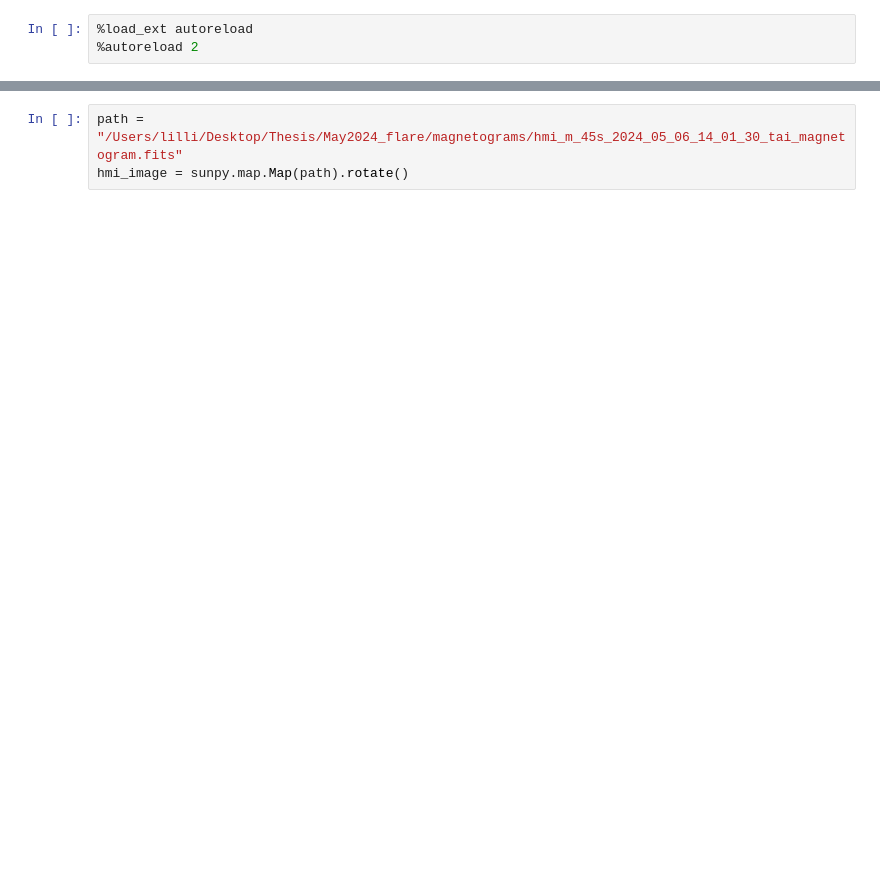
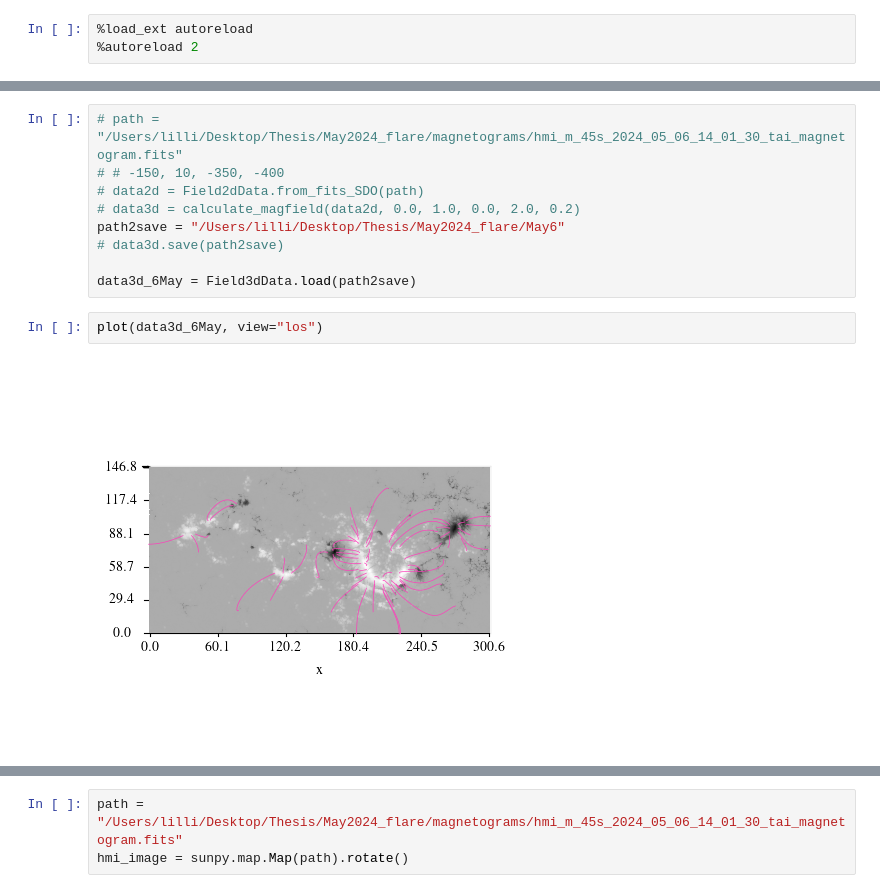
Before and after one commit to LMNadol/mflex, a Jupyter notebook: mhsflex/2024_cme_magnetograms.ipynb, the cells around one changed output, grey strips where cells are left out. Drawn from its saved outputs; the diff is of its cells as text; blank space fills up the shorter version.

Commit message:
thesis stuff

```diff
--- a/mhsflex/2024_cme_magnetograms.ipynb
+++ b/mhsflex/2024_cme_magnetograms.ipynb
@@ -38,3 +42,16 @@ cmap = colors.LinearSegmentedColormap.from_list(
 cmap2 = colors.LinearSegmentedColormap.from_list(
     "cmap2", ((0.000, (0.984, 1.000, 0.000)), (1.000, (1.000, 0.988, 0.761)))
 )
+# %%
+# path = "/Users/lilli/Desktop/Thesis/May2024_flare/magnetograms/hmi_m_45s_2024_05_06_14_01_30_tai_magnetogram.fits"
+# # -150, 10, -350, -400
+# data2d = Field2dData.from_fits_SDO(path)
+# data3d = calculate_magfield(data2d, 0.0, 1.0, 0.0, 2.0, 0.2)
+path2save = "/Users/lilli/Desktop/Thesis/May2024_flare/May6"
+# data3d.save(path2save)
+
+data3d_6May = Field3dData.load(path2save)
+# %%
+plot(data3d_6May, view="los")
+# %% [output]
+[figure, added]
```
Also changed, not shown: parts of 40 cells of this notebook, 7 other files.
